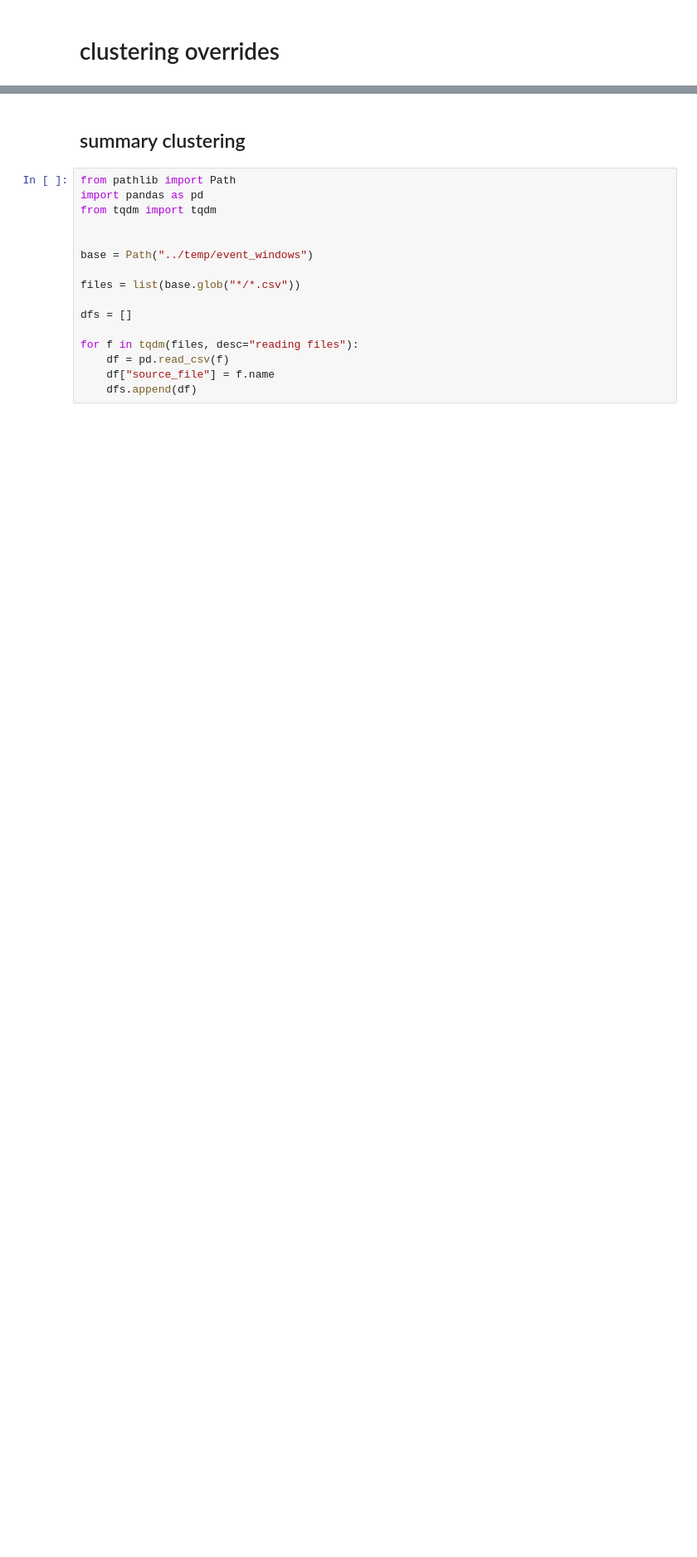
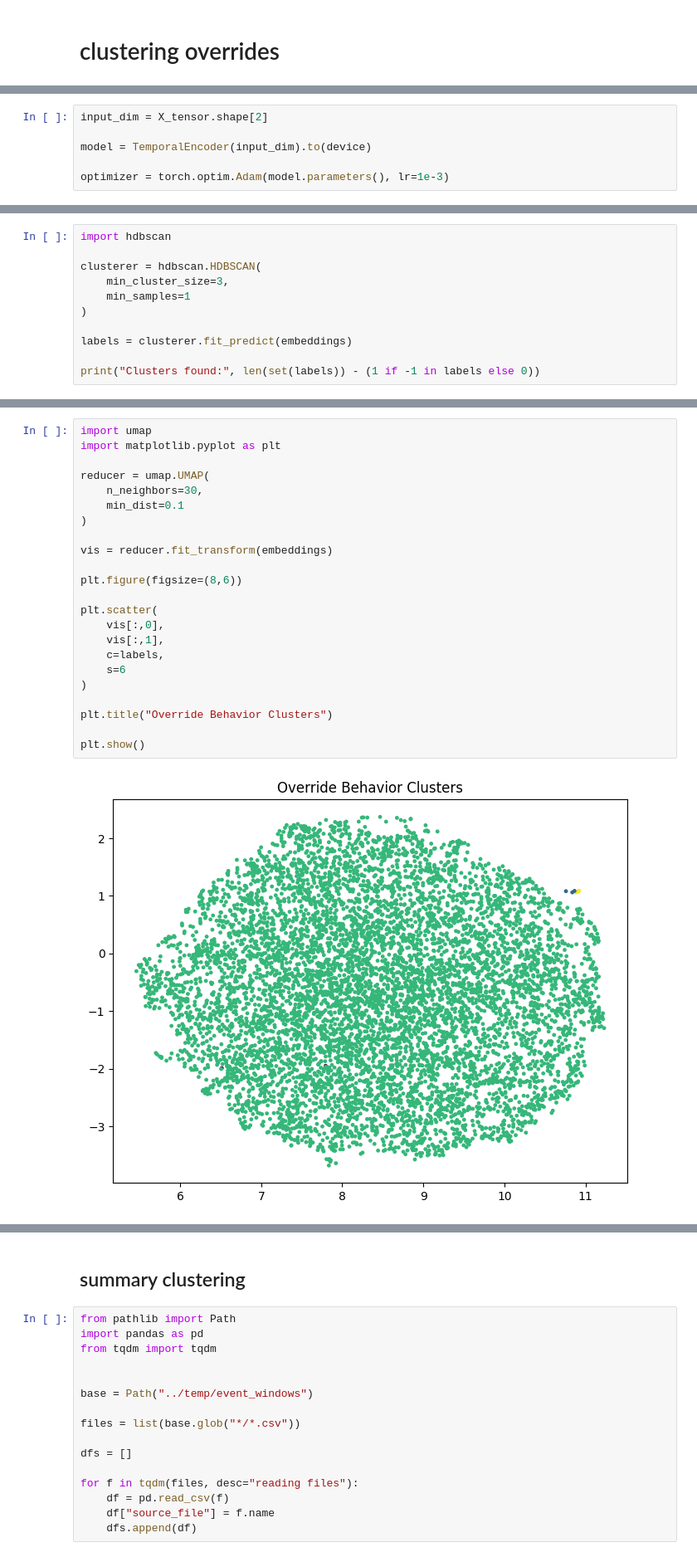
Before and after one commit to shaoyinz/Traxen_Driver_Override, a Jupyter notebook: jupyter_notebooks/clustering.ipynb, the cells around one changed output, grey strips where cells are left out. Shown at 83% size. Cells and saved outputs as stored; diff of their text form; blank space fills up the shorter version.

```diff
--- a/jupyter_notebooks/clustering.ipynb
+++ b/jupyter_notebooks/clustering.ipynb
@@ -2,0 +406,6 @@
+# %%
+input_dim = X_tensor.shape[2]
+
+model = TemporalEncoder(input_dim).to(device)
+
+optimizer = torch.optim.Adam(model.parameters(), lr=1e-3)
@@ -2,0 +486,11 @@
+# %%
+import hdbscan
+
+clusterer = hdbscan.HDBSCAN(
+    min_cluster_size=3,
+    min_samples=1
+)
+
+labels = clusterer.fit_predict(embeddings)
+
+print("Clusters found:", len(set(labels)) - (1 if -1 in labels else 0))
@@ -2,0 +499,25 @@
+# %%
+import umap
+import matplotlib.pyplot as plt
+
+reducer = umap.UMAP(
+    n_neighbors=30,
+    min_dist=0.1
+)
+
+vis = reducer.fit_transform(embeddings)
+
+plt.figure(figsize=(8,6))
+
+plt.scatter(
+    vis[:,0],
+    vis[:,1],
+    c=labels,
+    s=6
+)
+
+plt.title("Override Behavior Clusters")
+
+plt.show()
+# %% [output]
+[figure, added]
```
Also changed, not shown: parts of 41 cells of this notebook, 3 other files.
